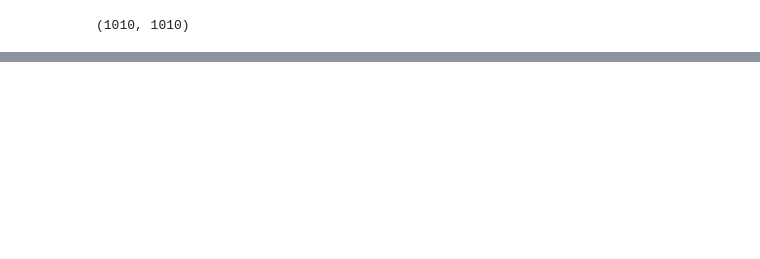
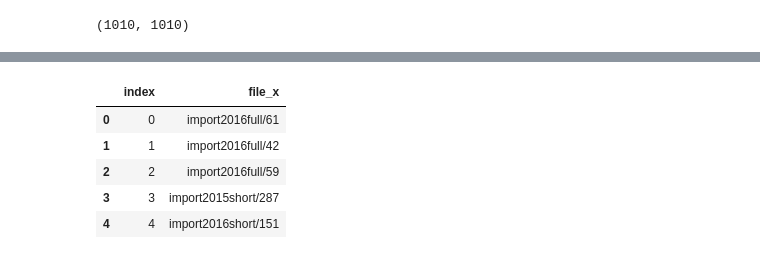
Before and after one commit to nourabassi/semester-project, a Jupyter notebook: extraction.ipynb, the cells around one changed output, grey strips where cells are left out. Cells and saved outputs as stored; diff of their text form; code cells hidden in the pictures; blank space fills up the shorter version.

```diff
--- a/extraction.ipynb
+++ b/extraction.ipynb
@@ -405,0 +418,2 @@ import networkx as nx
+# %%
+references = pd.read_csv('data/References.csv', index_col=0)
@@ -405,0 +437,10 @@ import networkx as nx
+# %%
+nodes = pd.DataFrame(co_citation.file_x.drop_duplicates().reset_index(drop=True)).reset_index()
+nodes.head()
+# %% [output]
+|  | index | file_x |
+| 0 | 0 | import2016full/61 |
+| 1 | 1 | import2016full/42 |
+| 2 | 2 | import2016full/59 |
+| 3 | 3 | import2015short/287 |
+| 4 | 4 | import2016short/151 |
```
Also changed, not shown: parts of 31 cells of this notebook.
